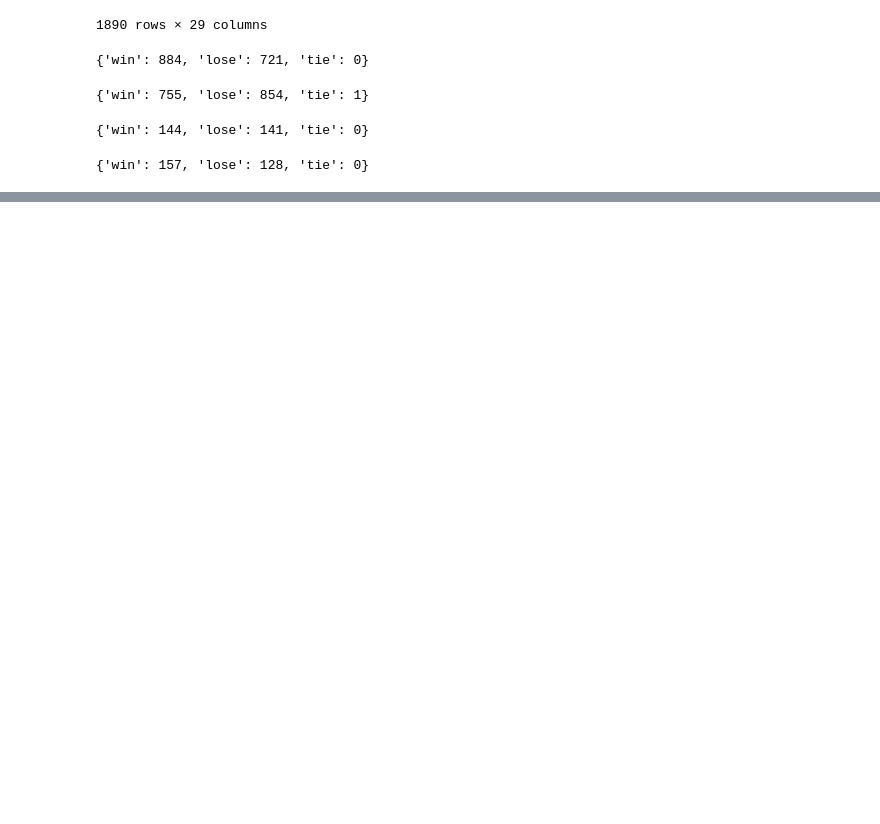
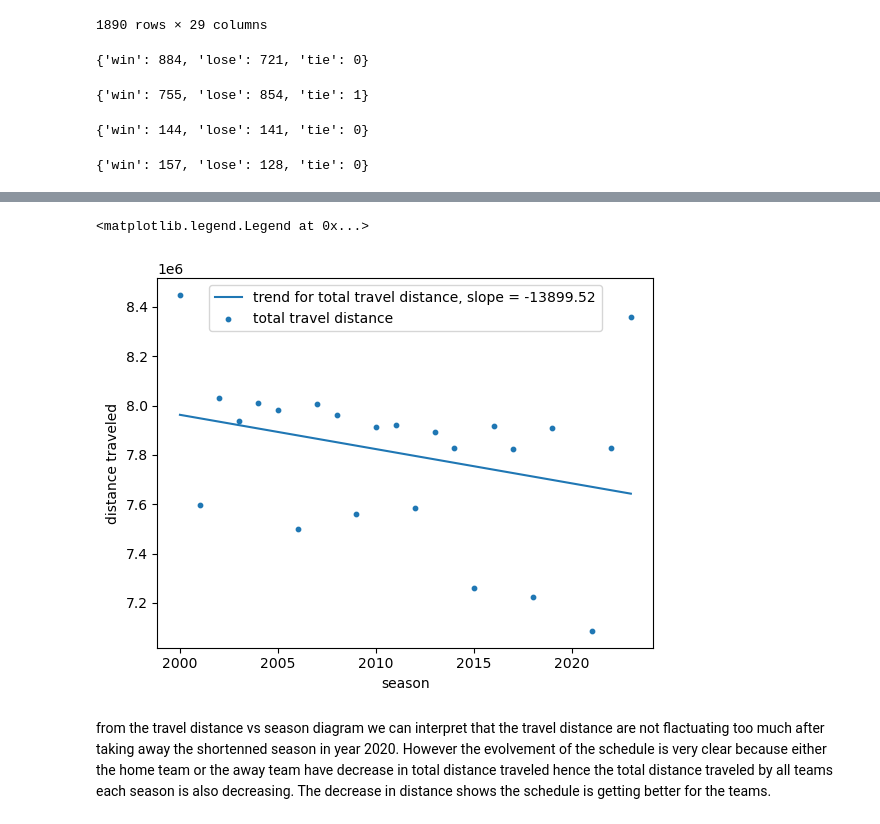
Before and after one commit to mzppppp/Datathon2024, a Jupyter notebook: Datathon2024_Astros.ipynb, the cells around one changed output, grey strips where cells are left out. Saved outputs shown, nothing was run; the diff lists cells and outputs as text; code cells hidden in the pictures; blank space fills up the shorter version.

```diff
--- a/Datathon2024_Astros.ipynb
+++ b/Datathon2024_Astros.ipynb
@@ -114,0 +165,12 @@ plt.ylabel('number of games');
+# %%
+slope3, inter3 = np.polyfit(year[total_dist>3e6], total_dist[total_dist>3e6], 1)
+plt.plot(year[total_dist>3e6], slope3*year[total_dist>3e6] + inter3, label = f'trend for total travel distance, slope = {round(slope3, 2)}')
+plt.scatter(year[total_dist>3e6], total_dist[total_dist>3e6], s = 10, label = 'total travel distance')
+plt.xlabel('season')
+plt.ylabel('distance traveled')
+plt.legend()
+# %% [output]
+<matplotlib.legend.Legend at 0x...>
+[figure, added]
+# %% [markdown]
+from the travel distance vs season diagram we can interpret that the travel distance are not flactuating too much after taking away the shortenned season in year 2020. However the evolvement of the schedule is very clear because either the home team or the away team have decrease in total distance traveled hence the total distance traveled by all teams each season is also decreasing. The decrease in distance shows the schedule is getting better for the teams.
```
Also changed, not shown: parts of 10 cells of this notebook.
